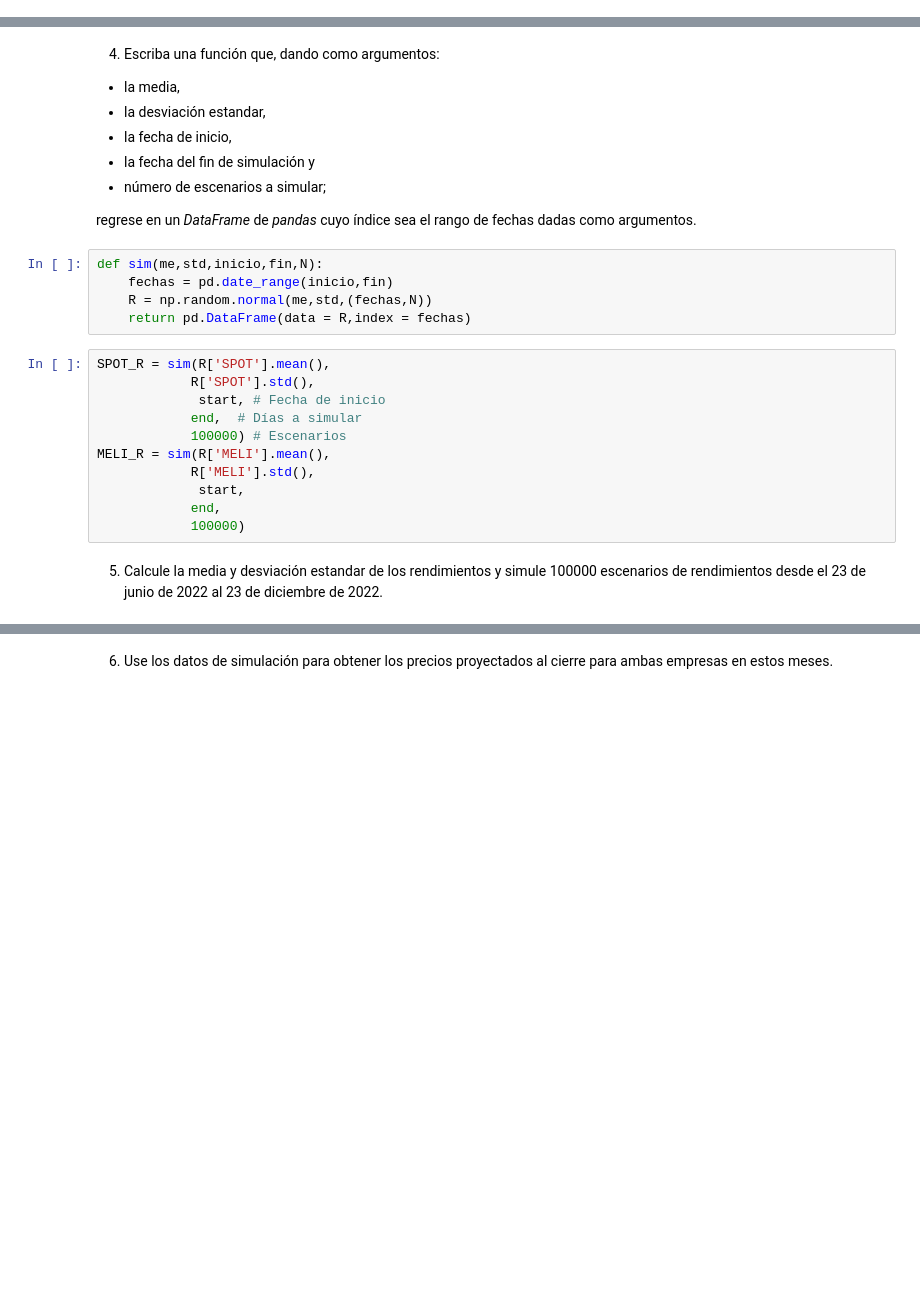
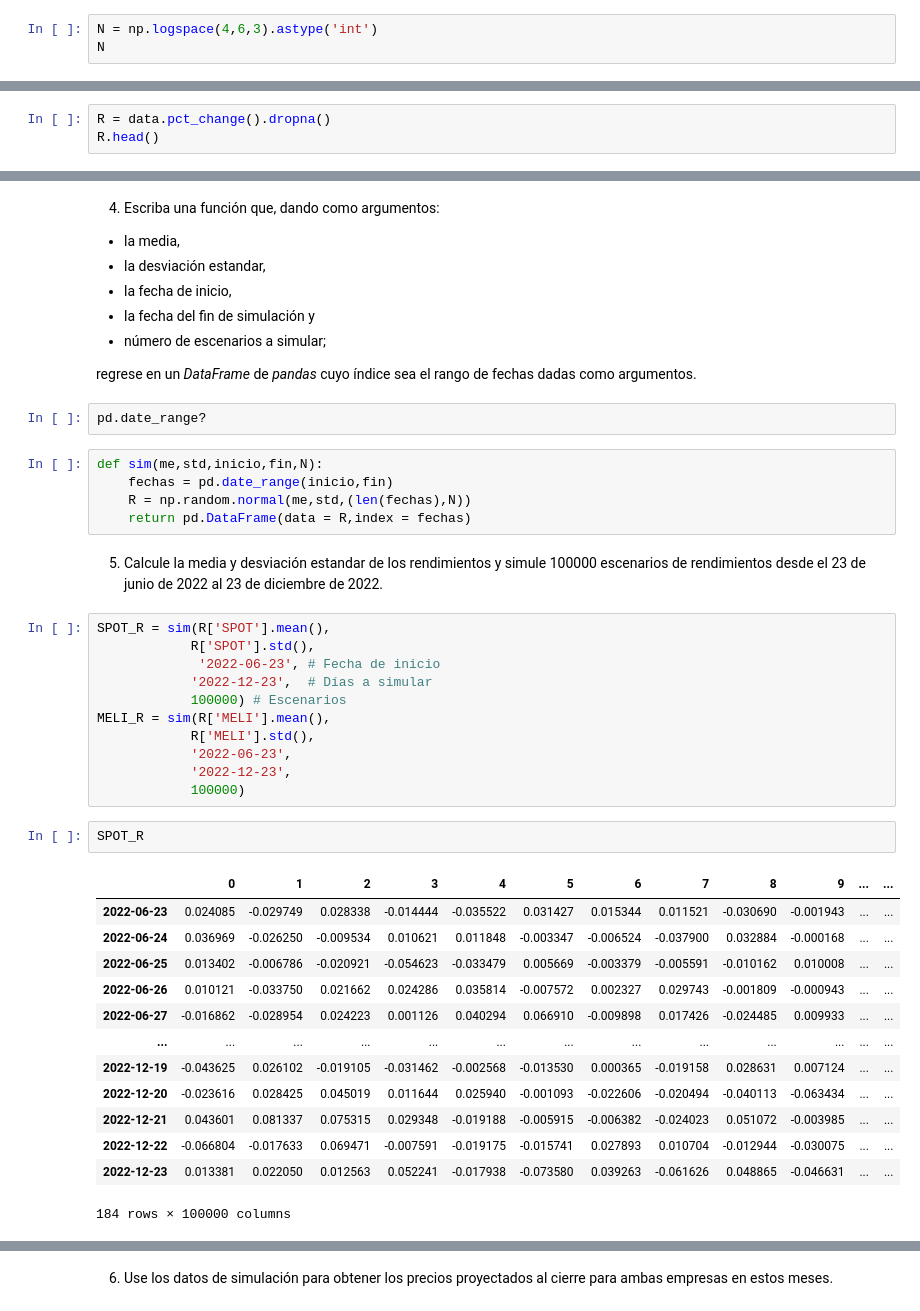
Before and after one commit to ZabHdezA19/Archivos-personales-SM-SZHA, a Jupyter notebook: Simulación Montecarlo/Examen2_ApellidoNombre.ipynb, the cells around one changed output, grey strips where cells are left out. Drawn from its saved outputs; the diff is of its cells as text; blank space fills up the shorter version.

```diff
--- a/Simulación Montecarlo/Examen2_ApellidoNombre.ipynb
+++ b/Simulación Montecarlo/Examen2_ApellidoNombre.ipynb
@@ -147,2 +169,5 @@ $$
 # %% [markdown]
 4. En un _DataFrame_ de _pandas_ escriba el valor de **las integrales** y la **estimación del error relativo** para $N=10^4,\, 10^5,\, 10^6$.
+# %%
+N = np.logspace(4,6,3).astype('int')
+N
@@ -178,2 +223,5 @@ data.head() # Mostrar los primeros datos
 # %% [markdown]
 3. Calcule el rendimiento simple para ambas empresas.
+# %%
+R = data.pct_change().dropna()
+R.head()
@@ -186,21 +273,39 @@ data.head() # Mostrar los primeros datos
 * número de escenarios a simular;
 
 regrese en un _DataFrame_ de _pandas_ cuyo índice sea el rango de fechas dadas como argumentos.
+# %%
+pd.date_range?
 # %%
 def sim(me,std,inicio,fin,N):
     fechas = pd.date_range(inicio,fin)
-    R = np.random.normal(me,std,(fechas,N))
+    R = np.random.normal(me,std,(len(fechas),N))
     return pd.DataFrame(data = R,index = fechas)
-# %%
-SPOT_R = sim(R['SPOT'].mean(),
-            R['SPOT'].std(),
-             start, # Fecha de inicio
-            end,  # Días a simular
-            100000) # Escenarios
-MELI_R = sim(R['MELI'].mean(),
-            R['MELI'].std(),
-             start,
-            end,
-            100000)
 # %% [markdown]
 5. Calcule la media y desviación estandar de los rendimientos y simule 100000 escenarios de rendimientos desde el 23 de junio de 2022 al 23 de diciembre de 2022.
+# %%
+SPOT_R = sim(R['SPOT'].mean(),
+            R['SPOT'].std(),
+             '2022-06-23', # Fecha de inicio
+            '2022-12-23',  # Días a simular
+            100000) # Escenarios
+MELI_R = sim(R['MELI'].mean(),
+            R['MELI'].std(),
+            '2022-06-23',
+            '2022-12-23',
+            100000)
+# %%
+SPOT_R
+# %% [output]
+|  | 0 | 1 | 2 | 3 | 4 | 5 | 6 | 7 | 8 | 9 | ... | ... |
+| 2022-06-23 | 0.024085 | -0.029749 | 0.028338 | -0.014444 | -0.035522 | 0.031427 | 0.015344 | 0.011521 | -0.030690 | -0.001943 | ... | ... |
+| 2022-06-24 | 0.036969 | -0.026250 | -0.009534 | 0.010621 | 0.011848 | -0.003347 | -0.006524 | -0.037900 | 0.032884 | -0.000168 | ... | ... |
+| 2022-06-25 | 0.013402 | -0.006786 | -0.020921 | -0.054623 | -0.033479 | 0.005669 | -0.003379 | -0.005591 | -0.010162 | 0.010008 | ... | ... |
+| 2022-06-26 | 0.010121 | -0.033750 | 0.021662 | 0.024286 | 0.035814 | -0.007572 | 0.002327 | 0.029743 | -0.001809 | -0.000943 | ... | ... |
+| 2022-06-27 | -0.016862 | -0.028954 | 0.024223 | 0.001126 | 0.040294 | 0.066910 | -0.009898 | 0.017426 | -0.024485 | 0.009933 | ... | ... |
+| ... | ... | ... | ... | ... | ... | ... | ... | ... | ... | ... | ... | ... |
+| 2022-12-19 | -0.043625 | 0.026102 | -0.019105 | -0.031462 | -0.002568 | -0.013530 | 0.000365 | -0.019158 | 0.028631 | 0.007124 | ... | ... |
+| 2022-12-20 | -0.023616 | 0.028425 | 0.045019 | 0.011644 | 0.025940 | -0.001093 | -0.022606 | -0.020494 | -0.040113 | -0.063434 | ... | ... |
+| 2022-12-21 | 0.043601 | 0.081337 | 0.075315 | 0.029348 | -0.019188 | -0.005915 | -0.006382 | -0.024023 | 0.051072 | -0.003985 | ... | ... |
+| 2022-12-22 | -0.066804 | -0.017633 | 0.069471 | -0.007591 | -0.019175 | -0.015741 | 0.027893 | 0.010704 | -0.012944 | -0.030075 | ... | ... |
+| 2022-12-23 | 0.013381 | 0.022050 | 0.012563 | 0.052241 | -0.017938 | -0.073580 | 0.039263 | -0.061626 | 0.048865 | -0.046631 | ... | ... |
+184 rows × 100000 columns
```
Also changed, not shown: parts of 21 cells of this notebook.
